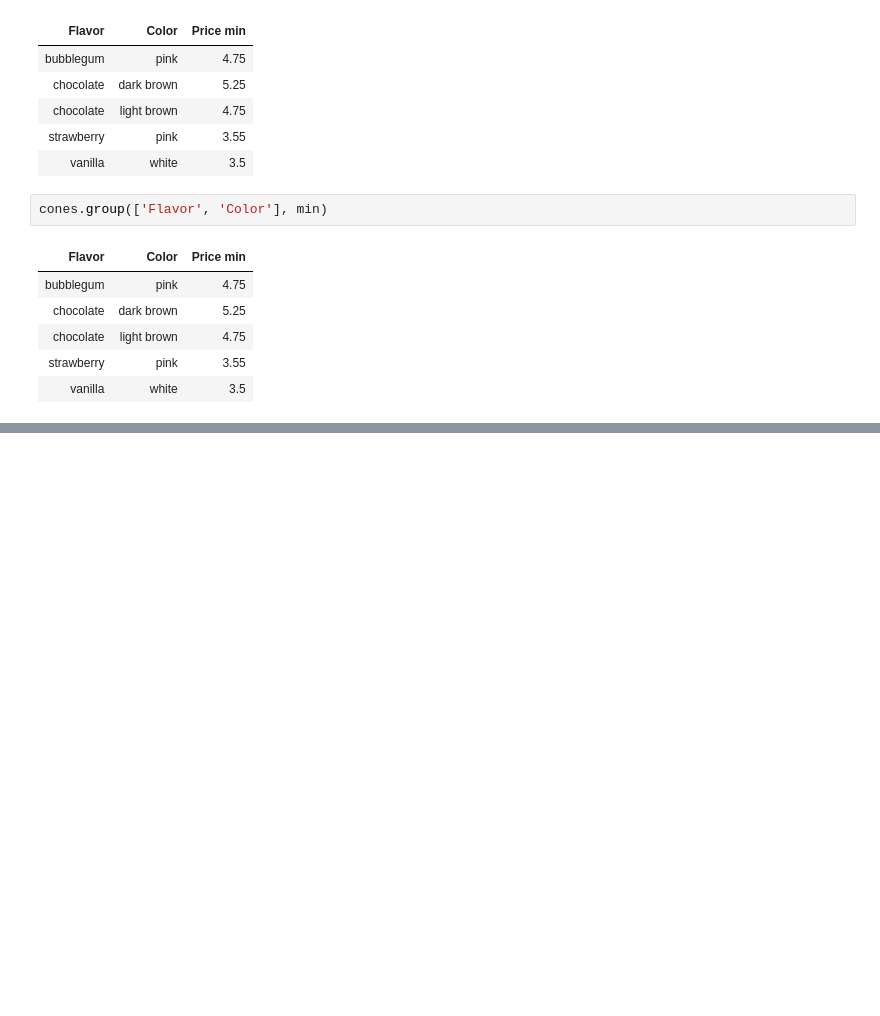
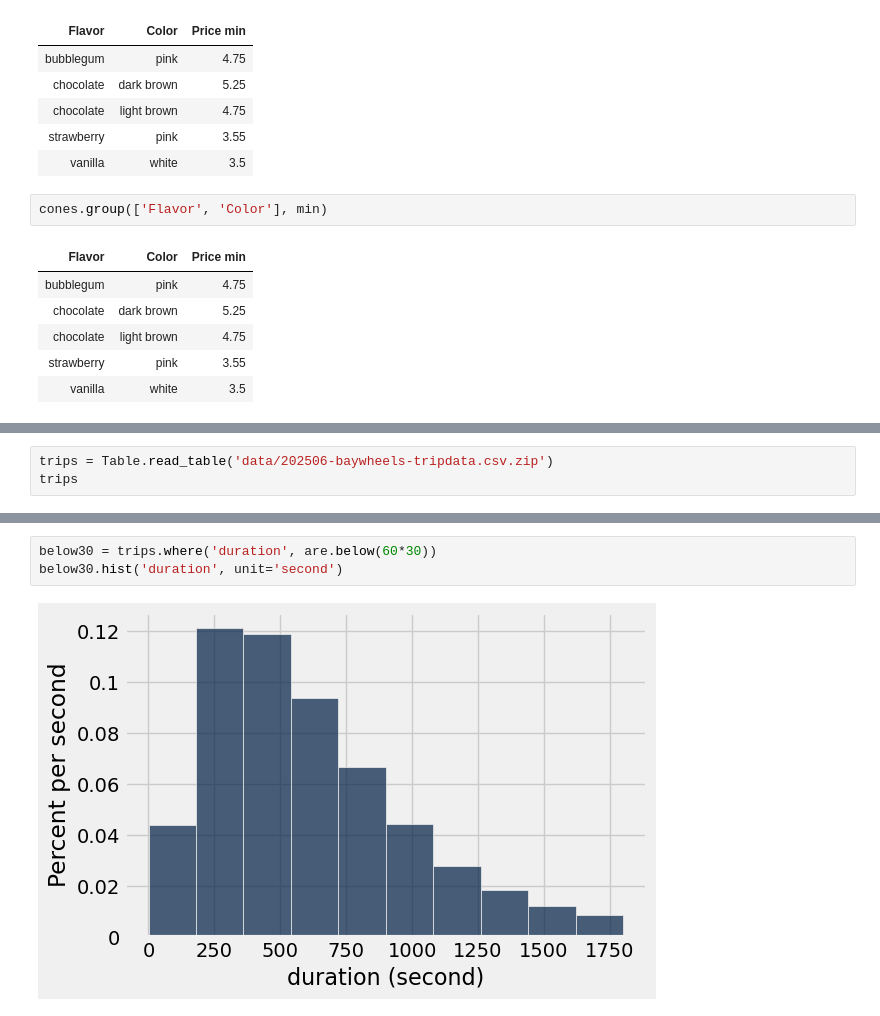
Before and after one commit to lawtonsclass/f25-code-from-class, a Jupyter notebook: data8/ch08.ipynb, the cells around one changed output, grey strips where cells are left out. Saved outputs shown, nothing was run; the diff lists cells and outputs as text; blank space fills up the shorter version.

```diff
--- a/data8/ch08.ipynb
+++ b/data8/ch08.ipynb
@@ -418,0 +602,3 @@ cones.group(['Flavor', 'Color'], min)
+# %%
+trips = Table.read_table('data/202506-baywheels-tripdata.csv.zip')
+trips
@@ -418,0 +618,5 @@ cones.group(['Flavor', 'Color'], min)
+# %%
+below30 = trips.where('duration', are.below(60*30))
+below30.hist('duration', unit='second')
+# %% [output]
+[figure, added]
```
Also changed, not shown: parts of 59 cells of this notebook.
